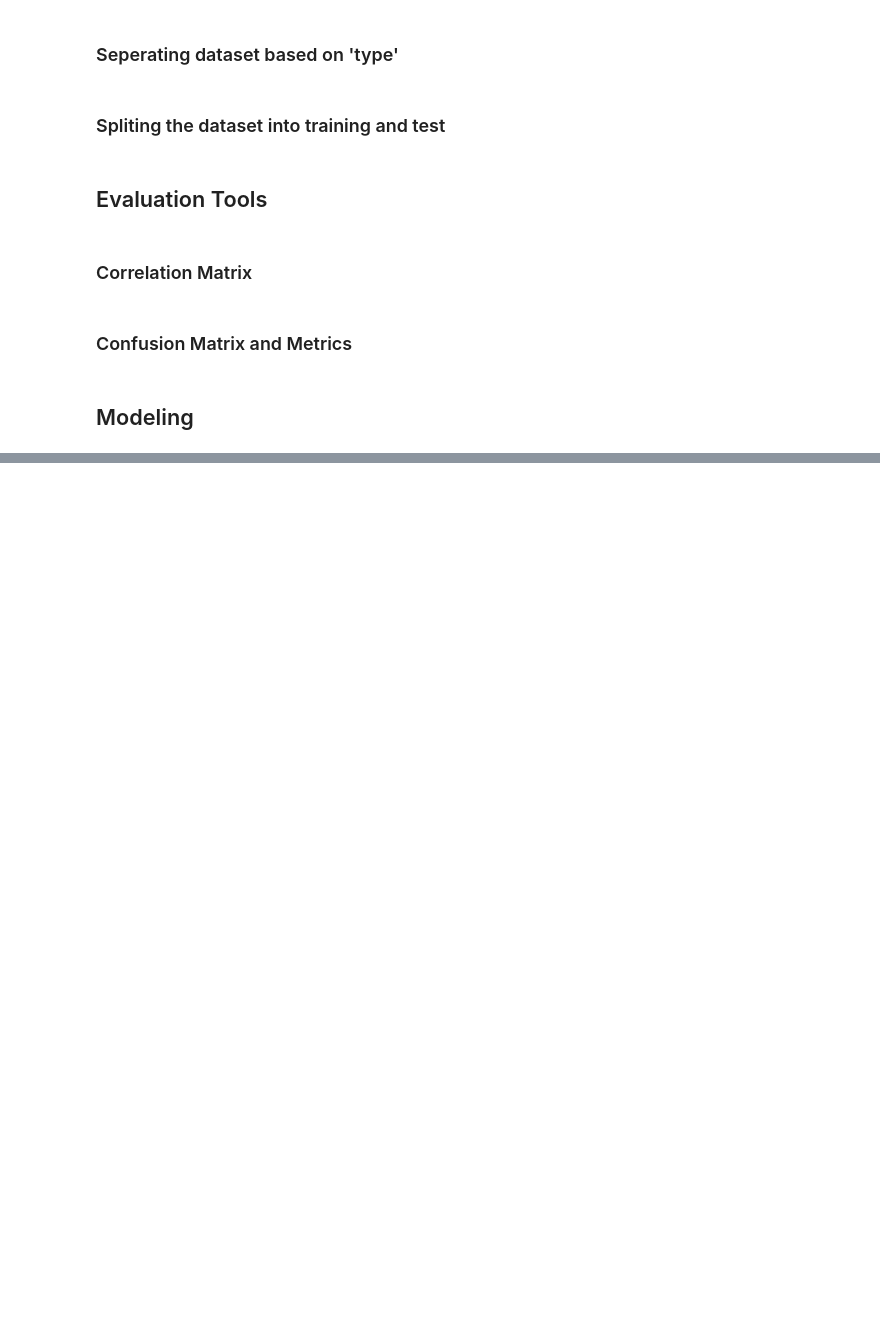
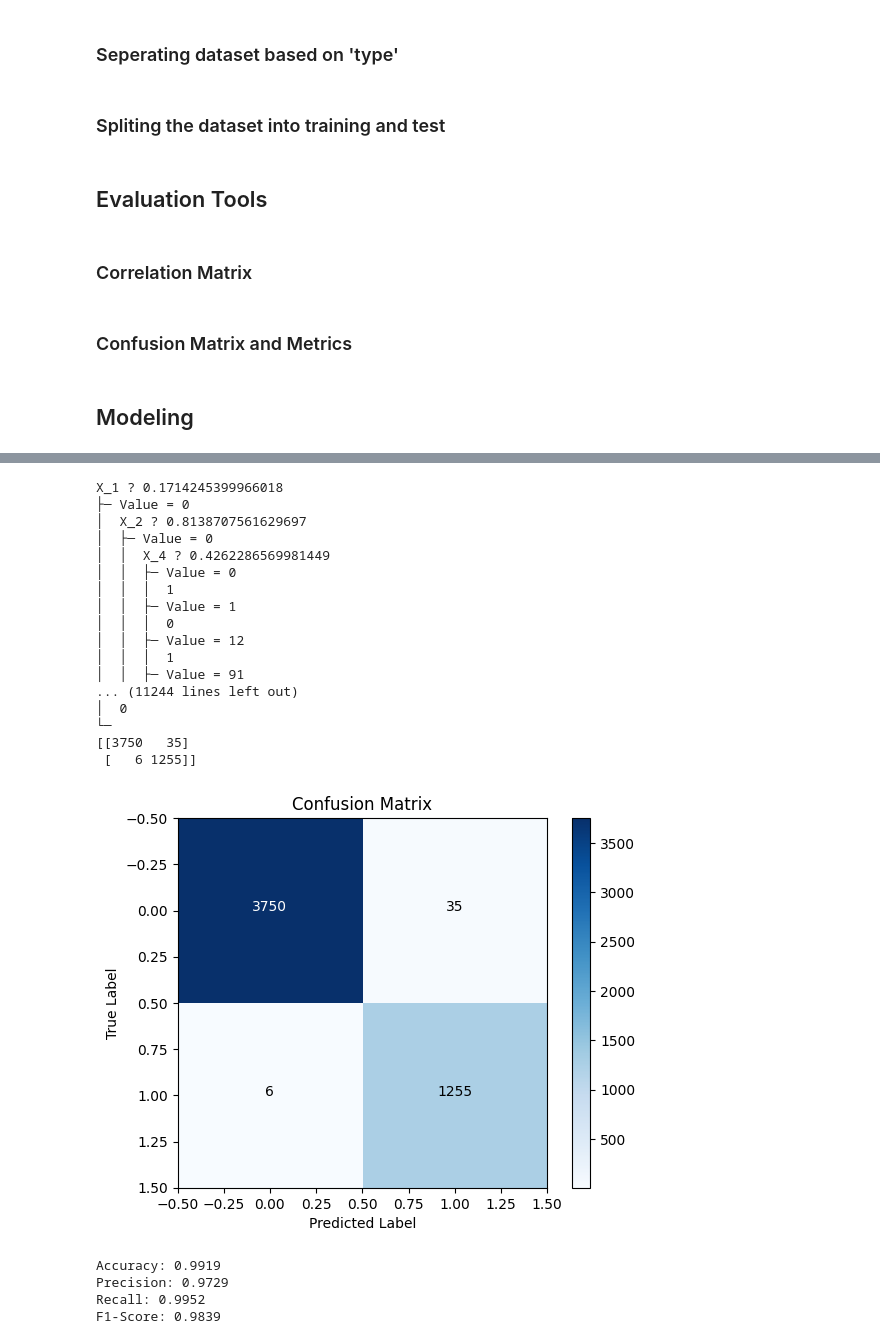
Before and after one commit to Arshiagosh/Online-Fraud-Transaction-Detection, a Jupyter notebook: main.ipynb, the cells around one changed output, grey strips where cells are left out. Saved outputs shown, nothing was run; the diff lists cells and outputs as text; code cells hidden in the pictures; blank space fills up the shorter version.

```diff
--- a/main.ipynb
+++ b/main.ipynb
@@ -335,0 +402,33 @@ F1-Score: 0.9396
+# %%
+df_cash_in = seperate_on_type(df, 'CASH_IN')
+df_cash_in = equal_width_binning(df_cash_in, n_bins=1000, column_to_ignore=['isFraud'])
+X_train, X_test, y_train, y_test = split_data(df_cash_in, test_size=0.25, pos_ratio=0.25)
+classifier = DecisionTree(min_samples_split=2, max_depth=10)
+classifier.fit(X_train.values,y_train.values.reshape(-1,1))
+classifier.print_tree()
+y_pred = classifier.predict(X_test.values)
+y_pred = [0 if x is None else x for x in y_pred]
+print_eval(y_pred, y_test)
+# %% [output]
+X_1 ? 0.1714245399966018
+├─ Value = 0
+│  X_2 ? 0.8138707561629697
+│  ├─ Value = 0
+│  │  X_4 ? 0.4262286569981449
+│  │  ├─ Value = 0
+│  │  │  1
+│  │  ├─ Value = 1
+│  │  │  0
+│  │  ├─ Value = 12
+│  │  │  1
+│  │  ├─ Value = 91
+... (11244 lines left out)
+│  0
+└─
+[[3750   35]
+ [   6 1255]]
+[figure, added]
+Accuracy: 0.9919
+Precision: 0.9729
+Recall: 0.9952
+F1-Score: 0.9839
```
Also changed, not shown: parts of 45 cells of this notebook, 1 other file.
